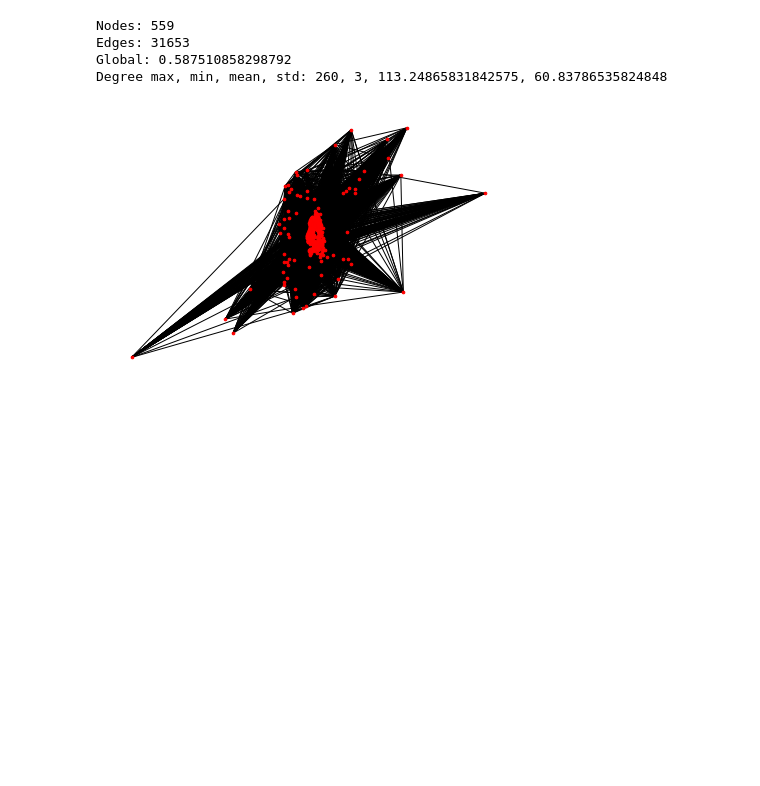
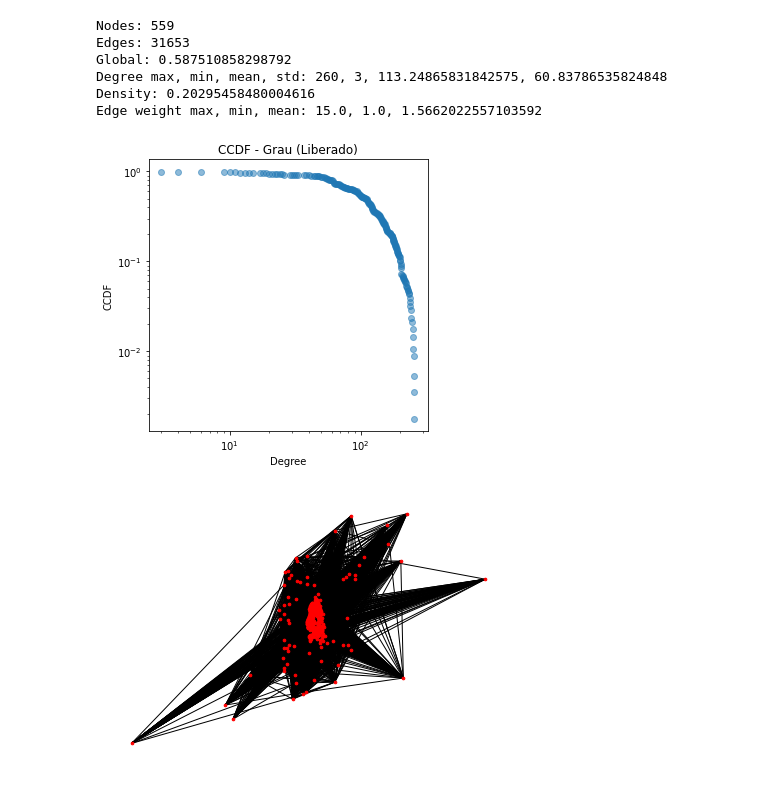
Before and after one commit to rodrigohaddad/Complex-Networks, a Jupyter notebook: tf/analyse_network.ipynb, the cells around one changed output. Saved outputs shown, nothing was run; the diff lists cells and outputs as text; code cells hidden in the pictures; blank space fills up the shorter version.

```diff
--- a/tf/analyse_network.ipynb
+++ b/tf/analyse_network.ipynb
@@ -46,11 +74,38 @@ print(f"Edges: {GL.number_of_edges()}")
 print(f"Global: {nx.transitivity(GL)}")
 print(f"Degree max, min, mean, std: {dg_GL.max()}, "
       f"{dg_GL.min()}, {dg_GL.mean()}, {dg_GL.std()}")
+print(f"Density: {nx.density(GL)}")
+w_edges_l = sorted(GL.edges(data=True),key= lambda x: x[2]['weight'],reverse=True)
+e_w_l = 0
+for e in w_edges_l:
+    e_w_l += e[2]['weight']
+e_w_l = e_w_l/len(w_edges_l)
+print(f"Edge weight max, min, mean: {w_edges_l[0][2]['weight']}, {w_edges_l[-1][2]['weight']}, {e_w_l}")
 # %% [output]
 Nodes: 559
 Edges: 31653
 Global: 0.587510858298792
 Degree max, min, mean, std: 260, 3, 113.24865831842575, 60.83786535824848
+Density: 0.20295458480004616
+Edge weight max, min, mean: 15.0, 1.0, 1.5662022557103592
+# %%
+# CCDF
+x_g_l, f_k_g_l = np.unique(dg_GL, return_counts=True)
+cdf_g_l = f_k_g_l.cumsum()/f_k_g_l.sum()
+ccdf_g_l = 1-cdf_g_l
+
+plt.figure(figsize=(5,5))
+plt.scatter(x_g_l, ccdf_g_l, alpha=0.5)
+#plt.plot(x_g_l, ccdf_g_l, alpha=0.5)
+plt.title('CCDF - Grau (Liberado)')
+plt.xscale('log')
+plt.yscale('log')
+plt.xlabel('Degree')
+plt.ylabel('CCDF')
+
+plt.show()
+# %% [output]
+[figure, added]
 # %%
 # Draw graph
 elarge = [(u, v) for (u, v, d) in GO.edges(data=True) if d["weight"] >= 0.5]
```
Also changed, not shown: parts of 9 cells of this notebook, 1 other file.
